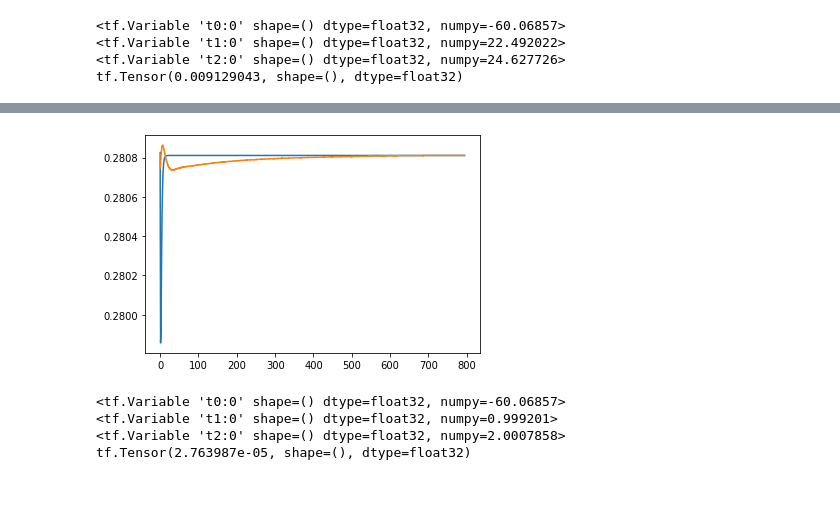
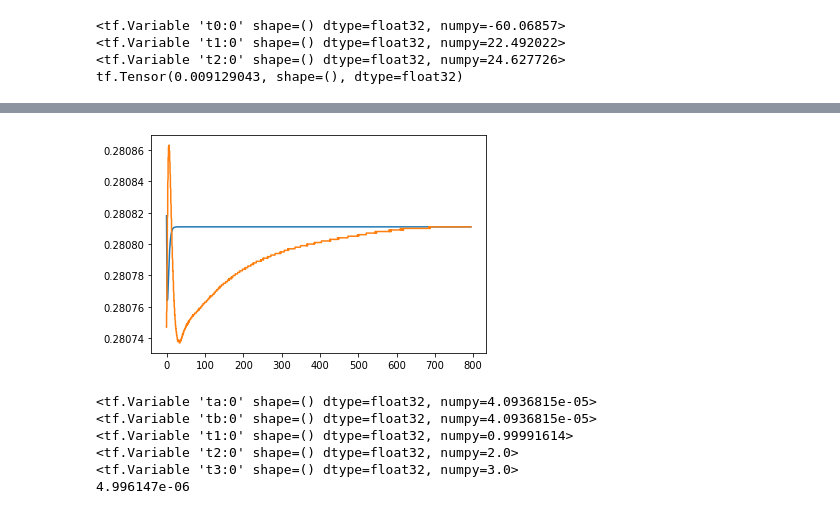
Before and after one commit to refaaksi/PSI, a Jupyter notebook: reg_v10.ipynb, the cells around one changed output, grey strips where cells are left out. Saved outputs shown, nothing was run; the diff lists cells and outputs as text; code cells hidden in the pictures.

```diff
--- a/reg_v10.ipynb
+++ b/reg_v10.ipynb
@@ -43,8 +43,6 @@ optimizer = tf.keras.optimizers.SGD(learning_rate=10e-2, momentum= 0.95)
 t0 = tf.Variable(0.0, name='t0')
 t1 = tf.Variable(1.0, name='t1', constraint = lambda z: tf.clip_by_value(z, 0.0, 100.0))
 t2 = tf.Variable(2.0, name='t2', constraint = lambda z: tf.clip_by_value(z, 0.0, 100.0))
-
-loss_metric = tf.keras.metrics.Mean()
 
 def loss_compute(y_true, y_pred):
     return tf.square(y_true - y_pred)
@@ -57,16 +55,14 @@ loss_history = collections.deque(maxlen=patience + 1)
 # print(t1)
 # print(t2)
 # print(" ")
+pbar = tqdm(range(epochs))
 
-for epoch in range(epochs):
-    # pbar = tqdm(range(len(p4)))
+for epoch in pbar:
     loss = 0
-    # for batch_id in pbar:
     time = tf.constant(dt_p4,dtype=tf.float32)
     y = tf.constant(p4,dtype = tf.float32)
 
     with tf.GradientTape(persistent=True) as tape:
-        # y = A+B*(1+C*e**(-t/D)+E*e**(-t/F))
         e1 = tf.exp(-time/t1)
         e2 = tf.exp(-time/t2)
         c1 = tf.divide(tf.subtract(t0,t1),tf.add(tf.subtract(t1,t2),tf.constant(10e-3)))
@@ -78,16 +74,14 @@ for epoch in range(epochs):
         loss1 = loss_compute(y, y_)
         loss = tf.reduce_sum(loss1)
 
-        print(epoch, "  ", loss)
         loss_history.append(loss)
 
         if tf.math.is_nan(c1):
             raise Exception("NaN")
 
         # print(e1," , ", e2," , ",c1," , ",c2," , ",h1," , ",h2)
-        # loss_metric(loss)
-        # pbar.set_description('Training Loss: %.3f' %
-        #                         loss_metric.result().numpy())
+        pbar.set_description('Training Loss: %.3f' %
+                                 loss.numpy())
 
     gradients = tape.gradient(loss,[t0,t1, t2])
     optimizer.apply_gradients(zip(gradients, [t0,t1,t2]))
@@ -239,24 +189,34 @@ Early stopping. No improvement of more than 100.00000% in validation loss in the
 # %%
-e1 = tf.exp(-dt_cb/t1)
-e2 = tf.exp(-dt_cb/t2)
-c1 = tf.divide(tf.subtract(t0,t1),tf.add(tf.subtract(t1,t2),tf.constant(10e-3)))
-c2 = tf.divide(tf.subtract(t0,t2),tf.add(tf.subtract(t2,t1),tf.constant(10e-3)))
+e1 = tf.exp(-time/t1)
+e2 = tf.exp(-time/t2)
+e3 = tf.exp(-time/t3)
+a1 = tf.multiply(tf.subtract(ta,t1),tf.subtract(tb,t1))
+a2 = tf.multiply(tf.subtract(ta,t2),tf.subtract(tb,t2))
+a3 = tf.multiply(tf.subtract(ta,t3),tf.subtract(tb,t3))
+c1 = tf.divide(a1,tf.multiply(tf.add(tf.subtract(t1,t2),tf.constant(10e-3)),tf.add(tf.subtract(t1,t3),tf.constant(10e-3))))
+c2 = tf.divide(a2,tf.multiply(tf.add(tf.subtract(t1,t2),tf.constant(10e-3)),tf.add(tf.subtract(t2,t3),tf.constant(10e-3))))
+c3 = tf.divide(a3,tf.multiply(tf.add(tf.subtract(t1,t3),tf.constant(10e-3)),tf.add(tf.subtract(t3,t2),tf.constant(10e-3))))
 h1 = tf.multiply(c1,tf.cast(e1, tf.float32))
 h2 = tf.multiply(c2,tf.cast(e2, tf.float32))
-h = 1 + h1 + h2
+h3 = tf.multiply(c3,tf.cast(e3, tf.float32))
+h = 1 + h1 + h2 + h3
 y_ = cb[0]+tf.multiply(cb[-1:]-cb[0],h)
 plt.plot(dt_cb,y_)
 plt.plot(dt_cb,cb)
 plt.show()
 # %% [output]
-[figure, old version]
+[figure, new version]
 # %%
-print(t0)
+print(ta)
+print(tb)
 print(t1)
 print(t2)
-print(loss)
+print(t3)
+print(loss.numpy())
 # %% [output]
-<tf.Variable 't0:0' shape=() dtype=float32, numpy=-60.06857>
-<tf.Variable 't1:0' shape=() dtype=float32, numpy=0.999201>
-<tf.Variable 't2:0' shape=() dtype=float32, numpy=2.0007858>
-tf.Tensor(2.763987e-05, shape=(), dtype=float32)
+<tf.Variable 'ta:0' shape=() dtype=float32, numpy=4.0936815e-05>
+<tf.Variable 'tb:0' shape=() dtype=float32, numpy=4.0936815e-05>
+<tf.Variable 't1:0' shape=() dtype=float32, numpy=0.99991614>
+<tf.Variable 't2:0' shape=() dtype=float32, numpy=2.0>
+<tf.Variable 't3:0' shape=() dtype=float32, numpy=3.0>
+4.996147e-06
```
Also changed, not shown: parts of 3 cells of this notebook.
